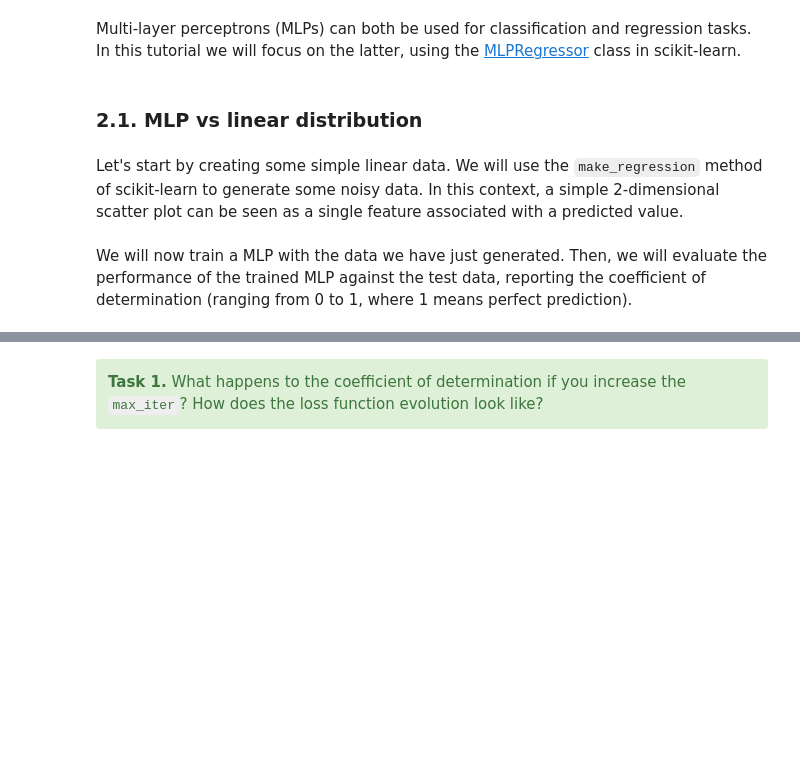
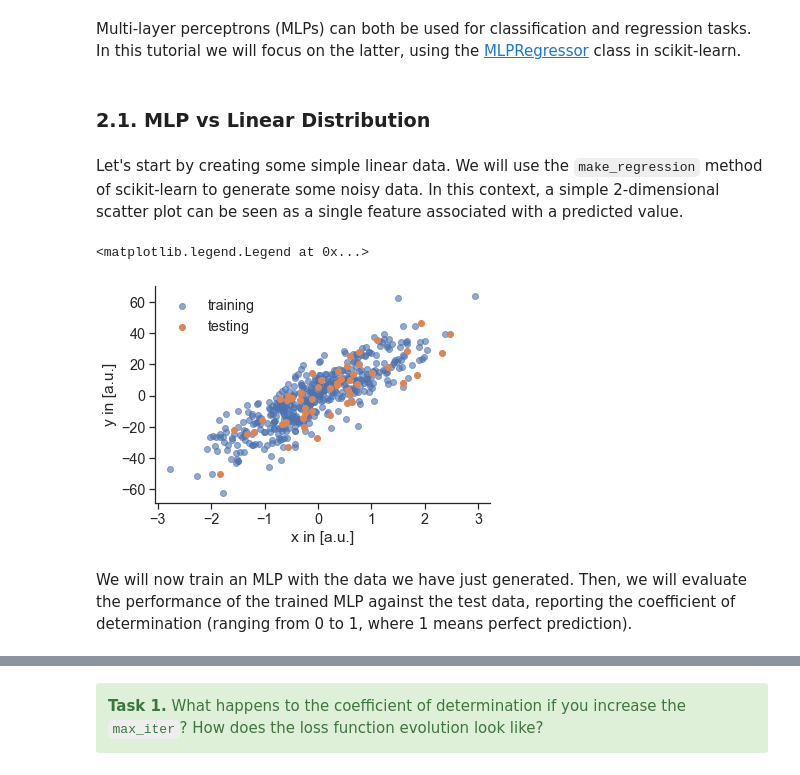
Before and after one commit to MDAnalysis/WorkshopMDMLEdinburgh2022, a Jupyter notebook: ML/ML_NN_04.ipynb, the cells around one changed output, grey strips where cells are left out. Cells and saved outputs as stored; diff of their text form; code cells hidden in the pictures; blank space fills up the shorter version.

```diff
--- a/ML/ML_NN_04.ipynb
+++ b/ML/ML_NN_04.ipynb
@@ -31,17 +31,32 @@ The advantage of MLPs, is that they can identify patterns, and fit them with a m
 # %% [markdown]
 Multi-layer perceptrons (MLPs) can both be used for classification and regression tasks. In this tutorial we will focus on the latter, using the [MLPRegressor](https://scikit-learn.org/stable/modules/generated/sklearn.neural_network.MLPRegressor.html#sklearn.neural_network.MLPRegressor) class in scikit-learn.
 # %% [markdown]
-### 2.1. MLP vs linear distribution
+### 2.1. MLP vs Linear Distribution
 # %% [markdown]
 Let's start by creating some simple linear data. We will use the `make_regression` method of scikit-learn to generate some noisy data. In this context, a simple 2-dimensional scatter plot can be seen as a single feature associated with a predicted value.
 # %%
+import matplotlib.pyplot as plt
+import seaborn as sns
+sns.set(font_scale=1.3)
+sns.set_style('ticks')
 from sklearn.datasets import make_regression
 from sklearn.model_selection import train_test_split
 
 X, y = make_regression(n_features=1, n_samples=500, noise=10)
 X_train, X_test, y_train, y_test = train_test_split(X, y, train_size=0.9)
+# %%
+plt.scatter(X_train,y_train, alpha=0.6, label = 'training')
+plt.scatter(X_test,y_test, label = 'testing')
+
+sns.despine()
+plt.xlabel('x in [a.u.]')
+plt.ylabel('y in [a.u.]')
+plt.legend(frameon=False)
+# %% [output]
+<matplotlib.legend.Legend at 0x...>
+[figure, added]
 # %% [markdown]
-We will now train a MLP with the data we have just generated. Then, we will evaluate the performance of the trained MLP against the test data, reporting the coefficient of determination (ranging from 0 to 1, where 1 means perfect prediction).
+We will now train an MLP with the data we have just generated. Then, we will evaluate the performance of the trained MLP against the test data, reporting the coefficient of determination (ranging from 0 to 1, where 1 means perfect prediction).
 # %%
 from sklearn.neural_network import MLPRegressor
 
```
Also changed, not shown: parts of 16 cells of this notebook.
